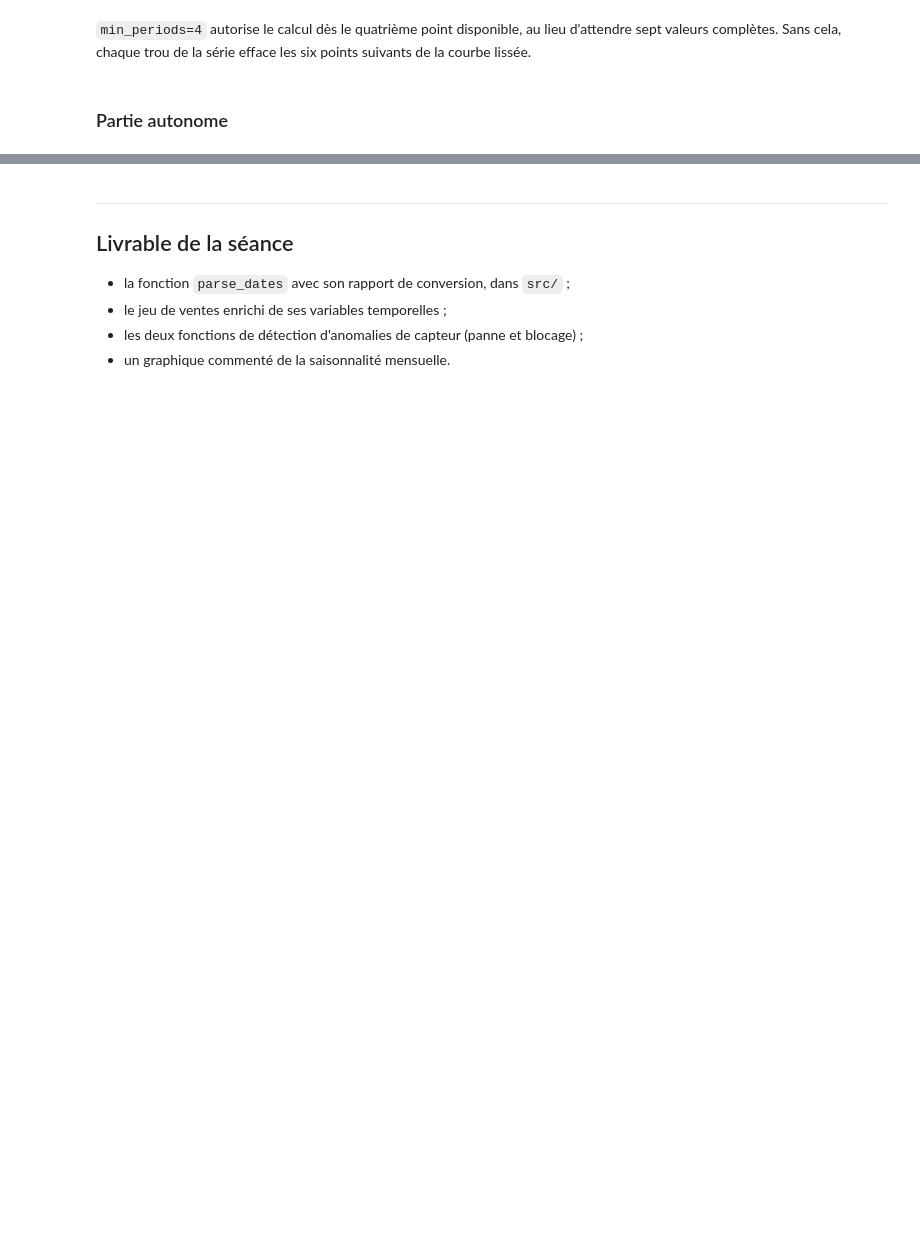
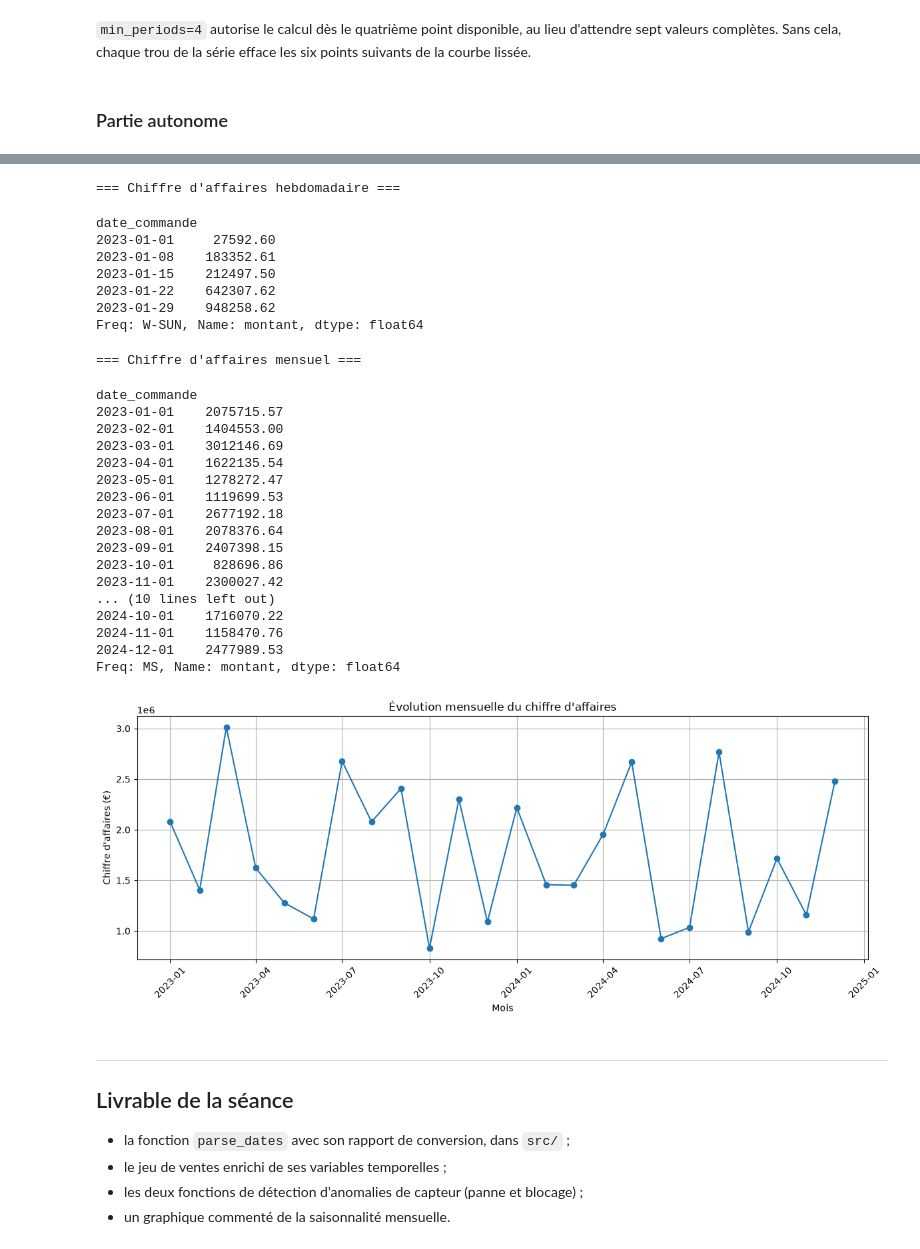
Before and after one commit to florentin777/preparation_manipulation_donnees, a Jupyter notebook: notebooks/05_variables_temporelles.ipynb, the cells around one changed output, grey strips where cells are left out. Cells and saved outputs as stored; diff of their text form; code cells hidden in the pictures; blank space fills up the shorter version.

```diff
--- a/notebooks/05_variables_temporelles.ipynb
+++ b/notebooks/05_variables_temporelles.ipynb
@@ -270,8 +507,70 @@ de la courbe lissée.
 # %%
 # Q6. Agréger les ventes par semaine puis par mois. Tracer la série mensuelle du
 #     chiffre d'affaires et commenter la saisonnalité observée.
+# 1. Préparer les données
+ventes = sales.copy()
+ventes['date_commande'] = pd.to_datetime(ventes['date_commande'])
+ventes = ventes.set_index('date_commande').sort_index()
 
+# 2. Chiffre d'affaires par semaine
+ca_hebdomadaire = ventes['montant'].resample('W').sum()
+
+print("=== Chiffre d'affaires hebdomadaire ===")
+display(ca_hebdomadaire.head())
+
+# 3. Chiffre d'affaires par mois
+ca_mensuel = ventes['montant'].resample('MS').sum()
+
+print("\n=== Chiffre d'affaires mensuel ===")
+display(ca_mensuel)
+
+# 4. Tracer l'évolution mensuelle du chiffre d'affaires
+plt.figure(figsize=(12, 5))
+plt.plot(ca_mensuel.index, ca_mensuel.values, marker='o')
+
+plt.title("Évolution mensuelle du chiffre d'affaires")
+plt.xlabel("Mois")
+plt.ylabel("Chiffre d'affaires (€)")
+plt.grid(True)
+plt.xticks(rotation=45)
+plt.tight_layout()
+plt.show()
+
+# Commentaire :
+# On cherche à observer une saisonnalité des ventes.
+# Le jeu de données a été conçu avec une hausse des ventes
+# en novembre et décembre et une baisse en août.
+# Le graphique permet de vérifier si ces tendances apparaissent
+# dans le chiffre d'affaires mensuel.
 # TODO
+# %% [output]
+=== Chiffre d'affaires hebdomadaire ===
+date_commande
+2023-01-01     27592.60
+2023-01-08    183352.61
+2023-01-15    212497.50
+2023-01-22    642307.62
+2023-01-29    948258.62
+Freq: W-SUN, Name: montant, dtype: float64
+=== Chiffre d'affaires mensuel ===
+date_commande
+2023-01-01    2075715.57
+2023-02-01    1404553.00
+2023-03-01    3012146.69
+2023-04-01    1622135.54
+2023-05-01    1278272.47
+2023-06-01    1119699.53
+2023-07-01    2677192.18
+2023-08-01    2078376.64
+2023-09-01    2407398.15
+2023-10-01     828696.86
+2023-11-01    2300027.42
+... (10 lines left out)
+2024-10-01    1716070.22
+2024-11-01    1158470.76
+2024-12-01    2477989.53
+Freq: MS, Name: montant, dtype: float64
+[figure, added]
 # %% [markdown]
 ---
 ## Livrable de la séance
```
Also changed, not shown: parts of 9 cells of this notebook, 7 other files.
